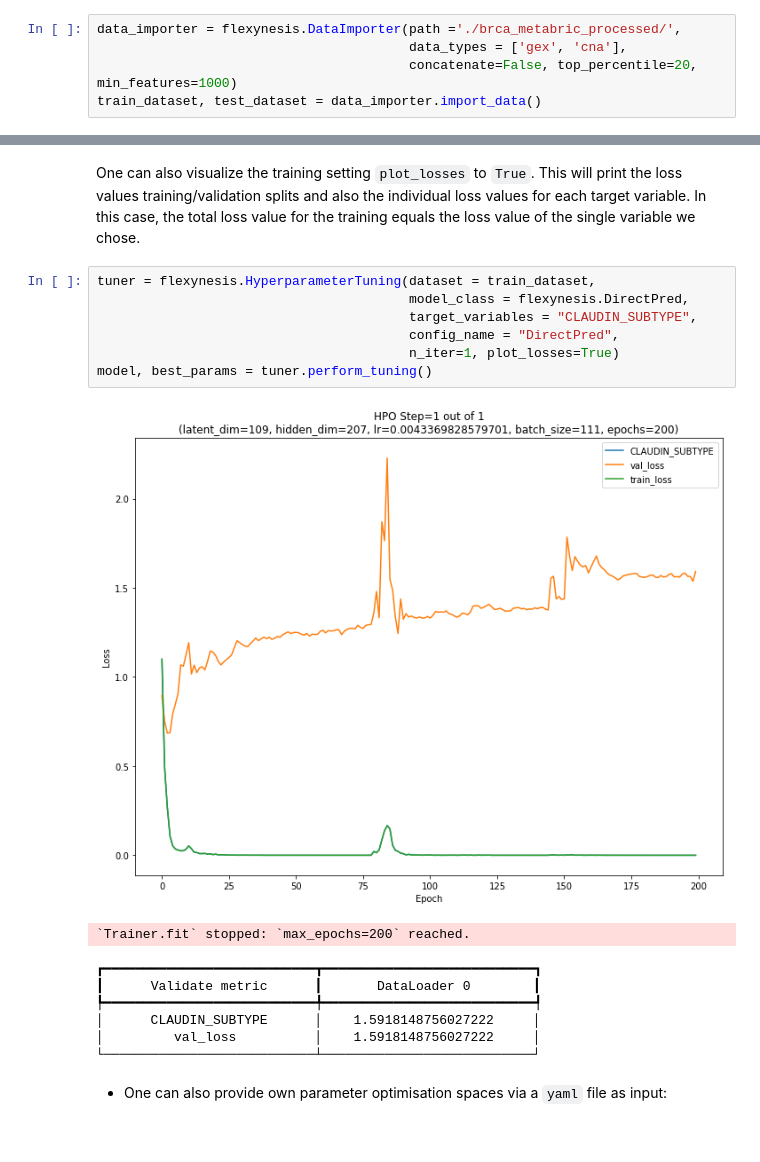
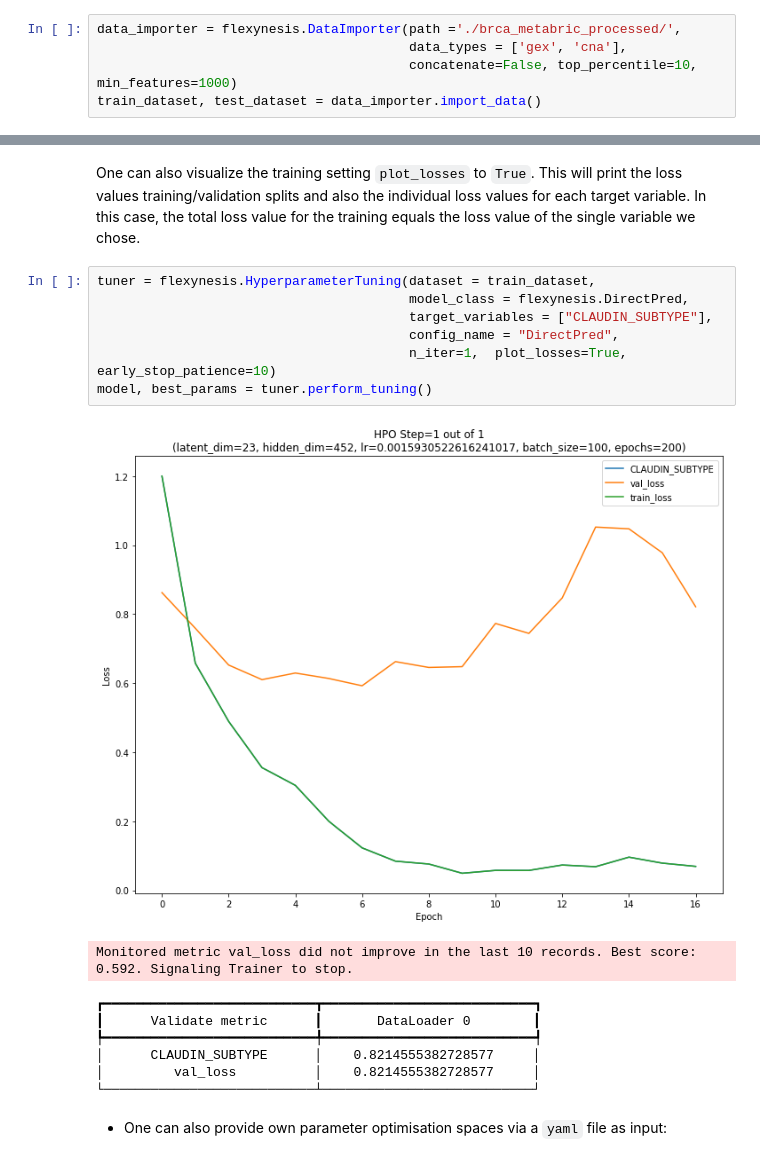
Before and after one commit to BIMSBbioinfo/flexynesis, a Jupyter notebook: examples/tutorials/brca_subtypes.ipynb, the cells around one changed output, grey strips where cells are left out. Cells and saved outputs as stored; diff of their text form.

```diff
--- a/examples/tutorials/brca_subtypes.ipynb
+++ b/examples/tutorials/brca_subtypes.ipynb
@@ -74,7 +83,7 @@ Data importing includes:
 # %%
 data_importer = flexynesis.DataImporter(path ='./brca_metabric_processed/',
                                         data_types = ['gex', 'cna'],
-                                        concatenate=False, top_percentile=20, min_features=1000)
+                                        concatenate=False, top_percentile=10, min_features=1000)
 train_dataset, test_dataset = data_importer.import_data()
 # %% [output]
 [INFO] ================= Importing Data =================
@@ -309,18 +288,18 @@ In this case, the total loss value for the training equals the loss value of the
 # %%
 tuner = flexynesis.HyperparameterTuning(dataset = train_dataset,
                                         model_class = flexynesis.DirectPred,
-                                        target_variables = "CLAUDIN_SUBTYPE",
+                                        target_variables = ["CLAUDIN_SUBTYPE"],
                                         config_name = "DirectPred",
-                                        n_iter=1, plot_losses=True)
+                                        n_iter=1,  plot_losses=True, early_stop_patience=10)
 model, best_params = tuner.perform_tuning()
 # %% [output]
-[figure, old version]
+[figure, new version]
-`Trainer.fit` stopped: `max_epochs=200` reached.
+Monitored metric val_loss did not improve in the last 10 records. Best score: 0.592. Signaling Trainer to stop.
 ┏━━━━━━━━━━━━━━━━━━━━━━━━━━━┳━━━━━━━━━━━━━━━━━━━━━━━━━━━┓
 ┃      Validate metric      ┃       DataLoader 0        ┃
 ┡━━━━━━━━━━━━━━━━━━━━━━━━━━━╇━━━━━━━━━━━━━━━━━━━━━━━━━━━┩
-│      CLAUDIN_SUBTYPE      │    1.5918148756027222     │
-│         val_loss          │    1.5918148756027222     │
+│      CLAUDIN_SUBTYPE      │    0.8214555382728577     │
+│         val_loss          │    0.8214555382728577     │
 └───────────────────────────┴───────────────────────────┘
 # %% [markdown]
 - One can also provide own parameter optimisation spaces via a `yaml` file as input:
```
Also changed, not shown: parts of 32 cells of this notebook, 4 other files.
